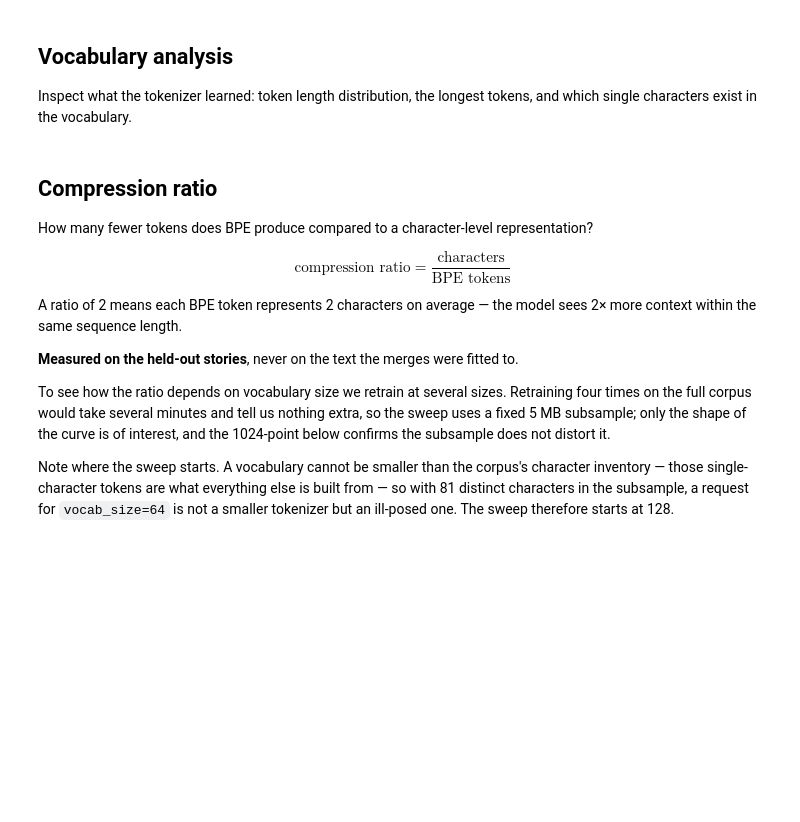
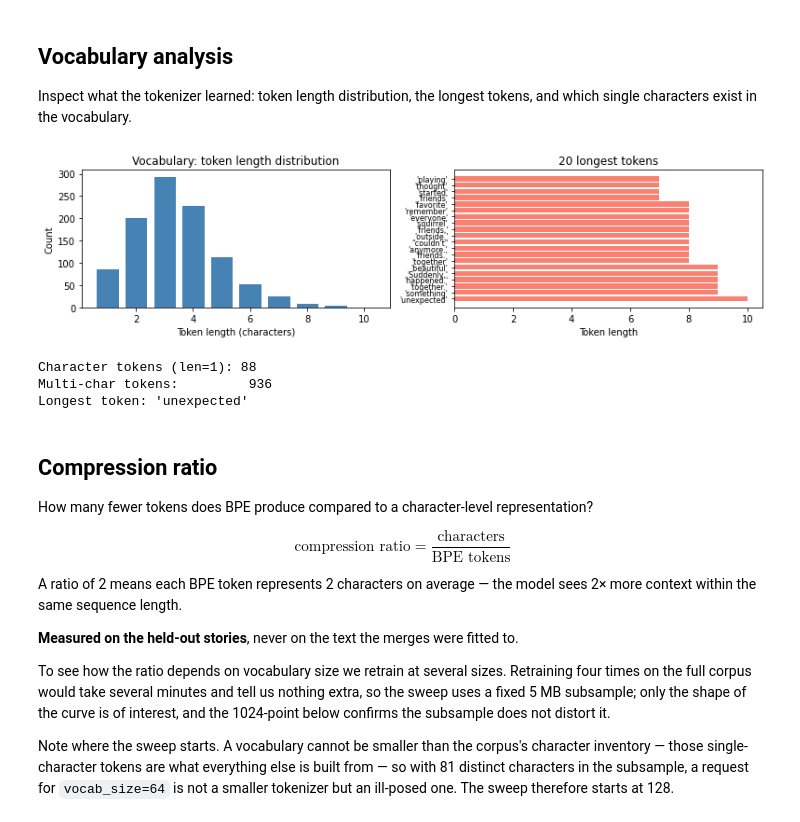
Before and after one commit to yoavram/nanochat, a Jupyter notebook: bpe-tokenizer.ipynb, the cells around one changed output. Cells and saved outputs as stored; diff of their text form; code cells hidden in the pictures; blank space fills up the shorter version.

```diff
--- a/bpe-tokenizer.ipynb
+++ b/bpe-tokenizer.ipynb
@@ -29,6 +29,11 @@ import urllib.request
 import numpy as np
 import matplotlib.pyplot as plt
 from tqdm.auto import tqdm
+
+# Figures are created with an explicit dpi below. Two inline PNGs at matplotlib's
+# default dpi dominate the committed .ipynb and push it past the size at which the
+# notebook can still be opened for editing.
+FIG_DPI = 72
 # %% [markdown]
 ## The BPE algorithm
 
@@ -359,28 +410,33 @@ Inspect what the tokenizer learned: token length distribution, the longest token
 # %%
 token_lengths = [len(t) for t in vocab]
 
-fig, axes = plt.subplots(1, 2, figsize=(11, 3))
+fig, axes = plt.subplots(1, 2, figsize=(11, 3), dpi=FIG_DPI)
 
 axes[0].bar(range(1, max(token_lengths)+1),
             [token_lengths.count(l) for l in range(1, max(token_lengths)+1)],
             color='steelblue', edgecolor='white')
 axes[0].set_xlabel('Token length (characters)')
 axes[0].set_ylabel('Count')
 axes[0].set_title('Vocabulary: token length distribution')
 
 longest = sorted(vocab, key=len, reverse=True)[:20]
 axes[1].barh(range(len(longest)), [len(t) for t in longest], color='salmon')
 axes[1].set_yticks(range(len(longest)))
 axes[1].set_yticklabels([repr(t) for t in longest], fontsize=8)
 axes[1].set_xlabel('Token length')
 axes[1].set_title('20 longest tokens')
 
 plt.tight_layout()
 plt.show()
 
 print(f"\nCharacter tokens (len=1): {sum(1 for t in vocab if len(t)==1)}")
 print(f"Multi-char tokens:         {sum(1 for t in vocab if len(t)>1)}")
 print(f"Longest token: {repr(max(vocab, key=len))}")
+# %% [output]
+[figure, added]
+Character tokens (len=1): 88
+Multi-char tokens:         936
+Longest token: 'unexpected'
 # %% [markdown]
 ## Compression ratio
 
```
Also changed, not shown: parts of 13 cells of this notebook, 1 other file.
